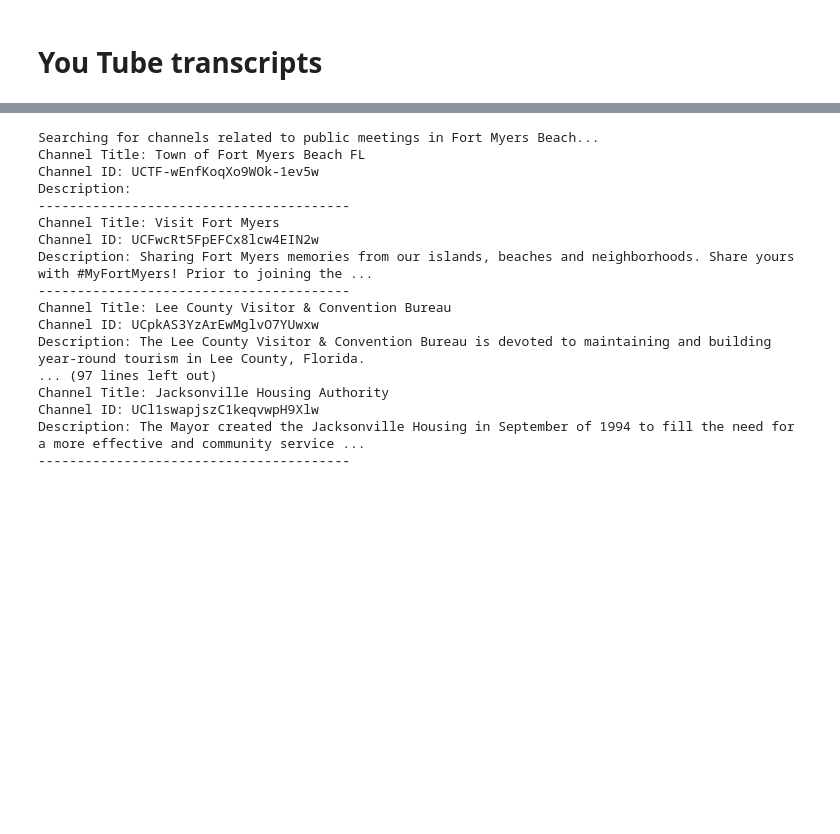
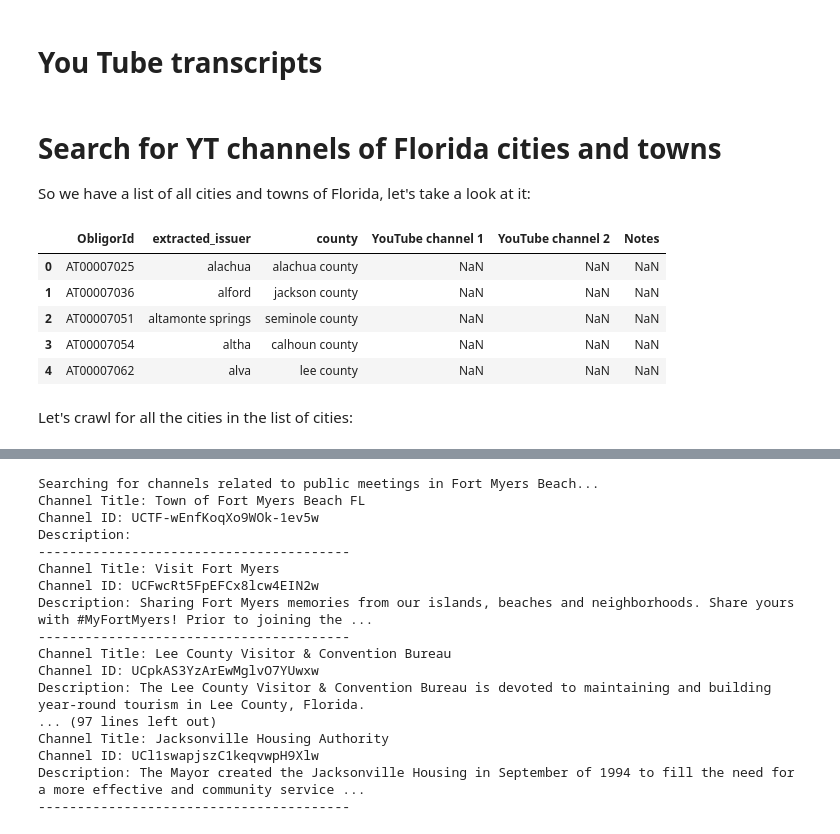
Before and after one commit to nesaboz/transcripts, a Jupyter notebook: yt_transcripts.ipynb, the cells around one changed output, grey strips where cells are left out. Cells and saved outputs as stored; diff of their text form; code cells hidden in the pictures; blank space fills up the shorter version.

```diff
--- a/yt_transcripts.ipynb
+++ b/yt_transcripts.ipynb
@@ -2,0 +18,17 @@
+# %% [markdown]
+# Search for YT channels of Florida cities and towns
+
+So we have a list of all cities and towns of Florida, let's take a look at it:
+# %%
+crawler = Crawler()
+# %%
+crawler.df.head()
+# %% [output]
+|  | ObligorId | extracted_issuer | county | YouTube channel 1 | YouTube channel 2 | Notes |
+| 0 | AT00007025 | alachua | alachua county | NaN | NaN | NaN |
+| 1 | AT00007036 | alford | jackson county | NaN | NaN | NaN |
+| 2 | AT00007051 | altamonte springs | seminole county | NaN | NaN | NaN |
+| 3 | AT00007054 | altha | calhoun county | NaN | NaN | NaN |
+| 4 | AT00007062 | alva | lee county | NaN | NaN | NaN |
+# %% [markdown]
+Let's crawl for all the cities in the list of cities:
```
Also changed, not shown: parts of 19 cells of this notebook, 13 other files.
